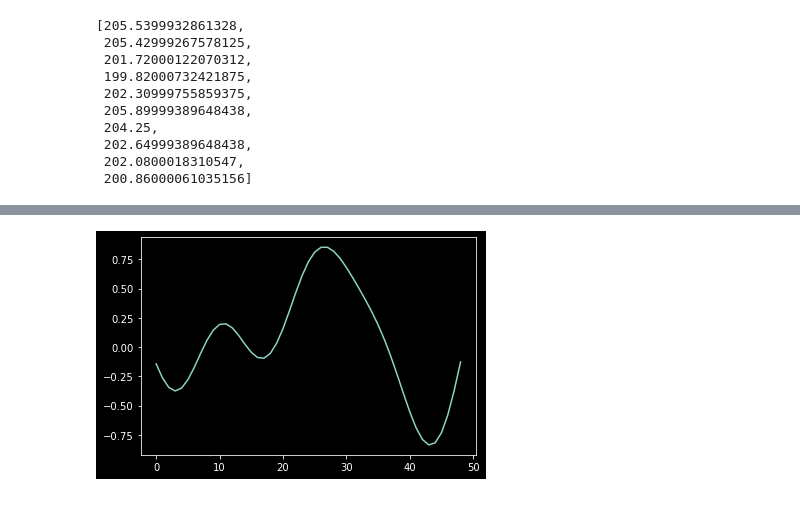
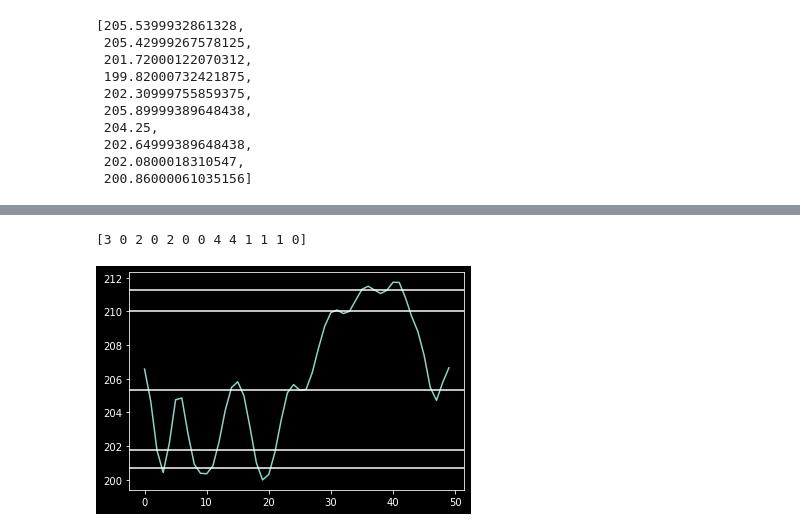
Before and after one commit to HarishBachu/MultiStep-Stock-Prediction, a Jupyter notebook: trial.ipynb, the cells around one changed output, grey strips where cells are left out. Saved outputs shown, nothing was run; the diff lists cells and outputs as text; code cells hidden in the pictures.

```diff
--- a/trial.ipynb
+++ b/trial.ipynb
@@ -66,14 +42,26 @@ def findInflections(window, deriv):
+# %%
+def getRetracements(window):
+
+    rets = []
+    m = max(window)
+    window = [w/m for w in window]
+    d_window = [window[i+1] - window[i] for i in range(len(window) - 1)]
+
+    for idx in range(len(d_window) - 1):
+        if d_window[idx] < 0 and d_window[idx+1] >= 0:
+            rets.append(window[idx]*m)
+        elif d_window[idx] >= 0 and d_window[idx+1] < 0:
+            rets.append(window[idx]*m)
+
+    return rets, d_window
 # %%
-sample = getLowFreqComponent(close[:50], order=1, n=6)
+sample = getLowFreqComponent(close[:50], order=3, n=6)
 plt.plot(sample)
 
-d_sample = derivative(sample)
-inflections, infId = findInflections(sample, d_sample)
-print(inflections)
+inflections, d_sample = getRetracements(sample)
 # plt.plot(d_sample)
 for i in inflections:
     plt.axhline(i)
-for idx in infId:
-    plt.axvline(idx)
+
 plt.show()
 # %% [output]
@@ -82,5 +85,22 @@ plt.show()
+# %%
+from sklearn.cluster import KMeans
+
+inp = inflections.copy()
+inp = np.expand_dims(inp, -1)
+kmeans = KMeans(5)
+kmeans.fit(inp)
+
+clustered_inf = kmeans.predict(inp)
+print(clustered_inf)
+# %% [output]
+[3 0 2 0 2 0 0 4 4 1 1 1 0]
+# %%
+avg_inf = kmeans.cluster_centers_[:,0]
 # %%
-plt.plot(d_sample)
+plt.plot(sample)
+for i in avg_inf:
+    plt.axhline(i)
+
 plt.show()
 # %% [output]
-[figure, old version]
+[figure, new version]
```
Also changed, not shown: parts of 3 cells of this notebook.
